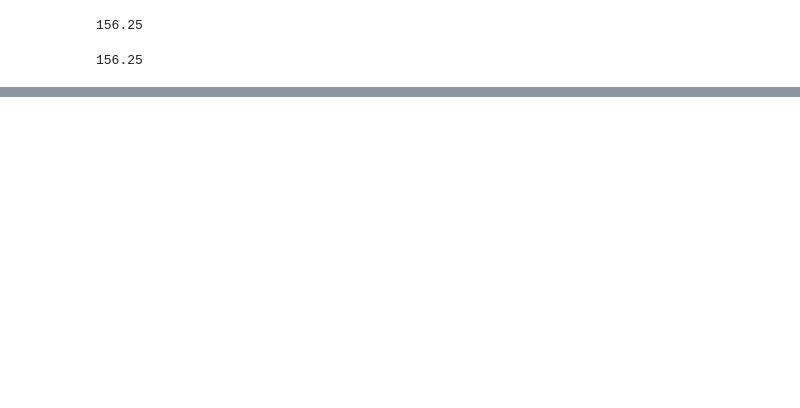
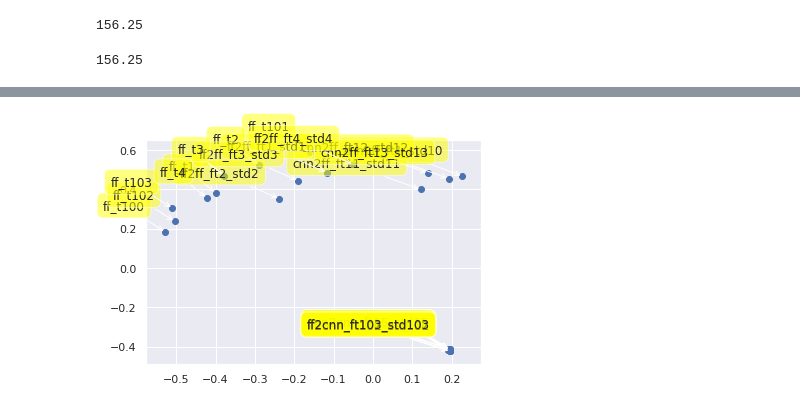
Before and after one commit to samiraabnar/Reflect, a Jupyter notebook: notebooks/viz/mnist_repsim.ipynb, the cells around one changed output, grey strips where cells are left out. Cells and saved outputs as stored; diff of their text form; code cells hidden in the pictures; blank space fills up the shorter version.

```diff
--- a/notebooks/viz/mnist_repsim.ipynb
+++ b/notebooks/viz/mnist_repsim.ipynb
@@ -214,7 +216,7 @@ config={'student_exp_name':'gc_o_std18',
         'student_config':'vcnn_mnist7',
         'distill_config':'pure_dstl2_4_crs_slw_3',
         'distill_mode':'online',
-        'chkpt_dir':'../tf_ckpts',
+        'chkpt_dir': chkpt_dir,
        }
 
 # std_hparams=get_model_params(task, config['student_model'], config['student_config'])
@@ -350,7 +352,7 @@ config={'student_exp_name':'gc_o_std100',
         'student_config':'vcnn_mnist7',
         'distill_config':'pure_dstl2_4_crs_slw_3',
         'distill_mode':'online',
-        'chkpt_dir':'../tf_ckpts',
+        'chkpt_dir': chkpt_dir,
        }
 
 # std_hparams=get_model_params(task, config['student_model'], config['student_config'])
@@ -485,7 +487,7 @@ config={'student_exp_name':'gc_o_std210',
         'student_config':'ff_mnist4',
         'distill_config':'pure_dstl2_4_crs_slw_3',
         'distill_mode':'online',
-        'chkpt_dir':'../tf_ckpts',
+        'chkpt_dir': chkpt_dir,
        }
 
 # std_hparams=get_model_params(task, config['student_model'], config['student_config'])
@@ -738,10 +713,10 @@ from sklearn import manifold
 
 def project2d(reploss_dic, dist_lists):
     dists = []
-    cities = []
+    points = []
     for i in np.arange(len(dist_lists.keys())):
         k = list(dist_lists.keys())[i]
-        cities.append(k)
+        points.append(k)
         dists.append(list(map(float , dist_lists[k])))
 
     adist = np.array(dists)
@@ -757,7 +732,7 @@ def project2d(reploss_dic, dist_lists):
     plt.scatter(
         coords[:, 0], coords[:, 1], marker = 'o'
         )
-    for label, x, y in zip(cities, coords[:, 0], coords[:, 1]):
+    for label, x, y in zip(points, coords[:, 0], coords[:, 1]):
         plt.annotate(
             label,
             xy = (x, y), xytext = (-20, 20),
@@ -767,5 +742,5 @@ def project2d(reploss_dic, dist_lists):
 
     plt.show()
 
-    return results.embedding_, cities
+    return results.embedding_, points
 # %%
@@ -777 +756,6 @@ scale_Ez, scale_Lz = project2d(reploss_dic, dist_lists)
+# %%
+reploss_dic, dist_lists = get_reploss_dic(models, labels, cmnist_trans_test, repindex=0) # repindex==0 means penultimate
+trans_Ez, trans_Lz = project2d(reploss_dic, dist_lists)
+# %% [output]
+[figure, added]
 # %%
```
Also changed, not shown: parts of 18 cells of this notebook, 1 other file.
